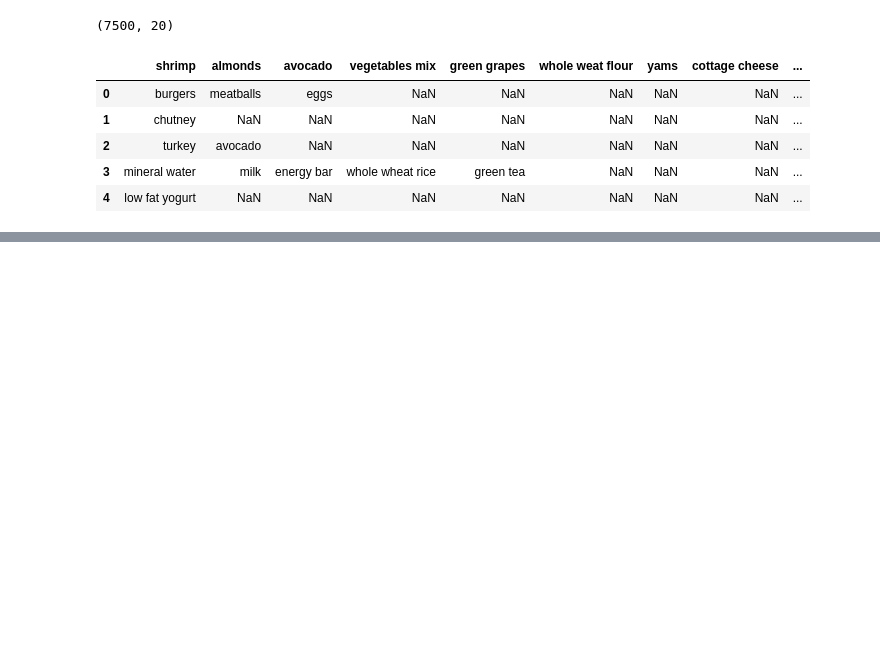
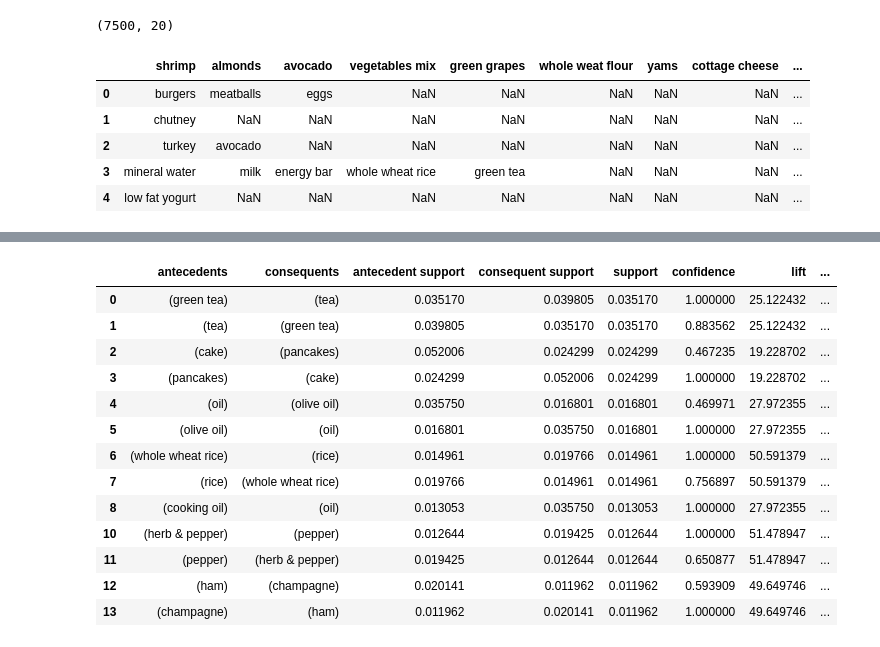
Before and after one commit to swastikbanerjee/ML_Lab, a Jupyter notebook: 2348566_Lab3.ipynb, the cells around one changed output, grey strips where cells are left out. Cells and saved outputs as stored; diff of their text form; code cells hidden in the pictures; blank space fills up the shorter version.

```diff
--- a/2348566_Lab3.ipynb
+++ b/2348566_Lab3.ipynb
@@ -31,0 +86,13 @@ print(data_list)
+# %%
+# Extract unique items
+unique_items = [item for item, _ in sorted_frequency]
+
+# Create a binary matrix DataFrame
+binary_matrix = pd.DataFrame(columns=unique_items)
+
+# Populate the binary matrix
+for i, item in enumerate(unique_items):
+    binary_matrix[item] = [1 if item in transaction else 0 for transaction in flattened_list]
+
+# Print the binary matrix
+print(binary_matrix)
@@ -31,0 +117,3 @@ print(data_list)
+# %%
+frequent_itemset = apriori(binary_matrix,min_support=0.01,use_colnames=True)
+frequent_itemset
@@ -31,0 +138,19 @@ print(data_list)
+# %%
+ar = association_rules(frequent_itemset,metric='lift',min_threshold=1) #A lift value greater than 1 indicates a positive association between the items.
+filtered_ar = ar [(ar['confidence']>0.4)] #minimum confidence value is 40%
+filtered_ar
+# %% [output]
+|  | antecedents | consequents | antecedent support | consequent support | support | confidence | lift | ... |
+| 0 | (green tea) | (tea) | 0.035170 | 0.039805 | 0.035170 | 1.000000 | 25.122432 | ... |
+| 1 | (tea) | (green tea) | 0.039805 | 0.035170 | 0.035170 | 0.883562 | 25.122432 | ... |
+| 2 | (cake) | (pancakes) | 0.052006 | 0.024299 | 0.024299 | 0.467235 | 19.228702 | ... |
+| 3 | (pancakes) | (cake) | 0.024299 | 0.052006 | 0.024299 | 1.000000 | 19.228702 | ... |
+| 4 | (oil) | (olive oil) | 0.035750 | 0.016801 | 0.016801 | 0.469971 | 27.972355 | ... |
+| 5 | (olive oil) | (oil) | 0.016801 | 0.035750 | 0.016801 | 1.000000 | 27.972355 | ... |
+| 6 | (whole wheat rice) | (rice) | 0.014961 | 0.019766 | 0.014961 | 1.000000 | 50.591379 | ... |
+| 7 | (rice) | (whole wheat rice) | 0.019766 | 0.014961 | 0.014961 | 0.756897 | 50.591379 | ... |
+| 8 | (cooking oil) | (oil) | 0.013053 | 0.035750 | 0.013053 | 1.000000 | 27.972355 | ... |
+| 10 | (herb & pepper) | (pepper) | 0.012644 | 0.019425 | 0.012644 | 1.000000 | 51.478947 | ... |
+| 11 | (pepper) | (herb & pepper) | 0.019425 | 0.012644 | 0.012644 | 0.650877 | 51.478947 | ... |
+| 12 | (ham) | (champagne) | 0.020141 | 0.011962 | 0.011962 | 0.593909 | 49.649746 | ... |
+| 13 | (champagne) | (ham) | 0.011962 | 0.020141 | 0.011962 | 1.000000 | 49.649746 | ... |
```
Also changed, not shown: parts of 11 cells of this notebook.
